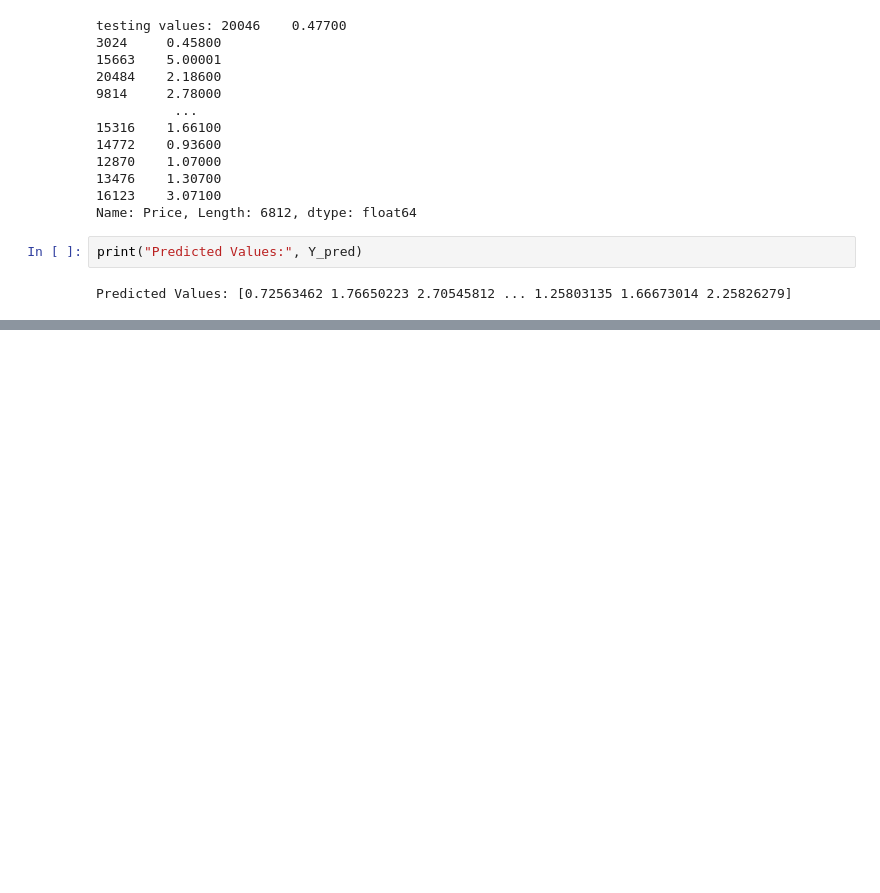
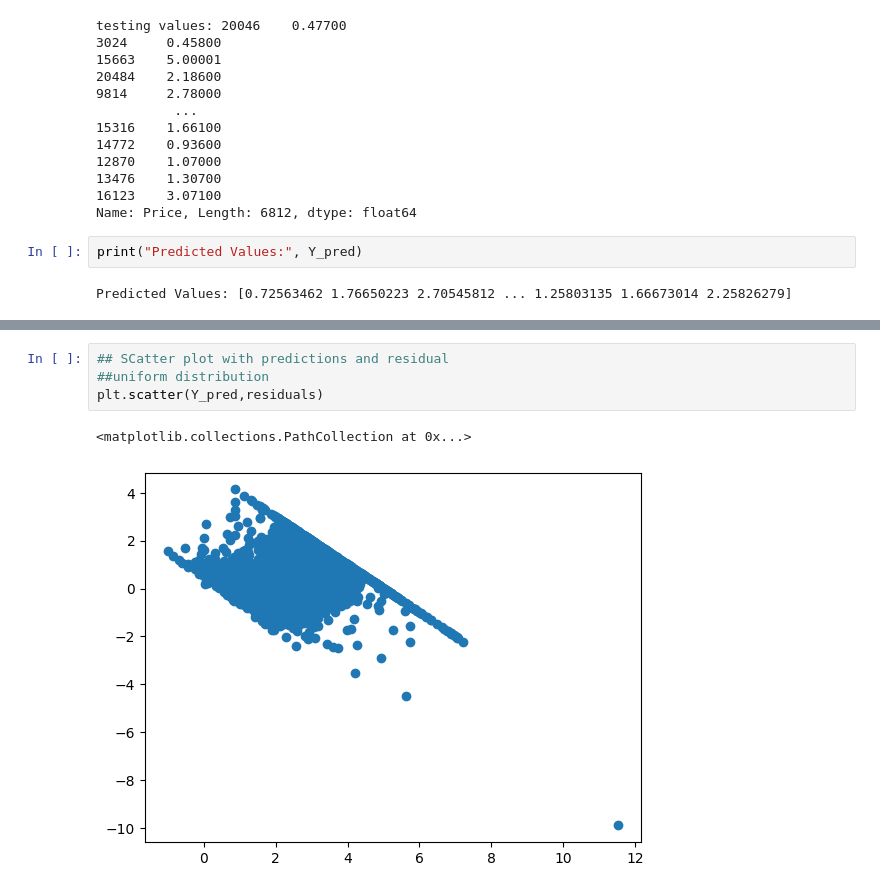
Before and after one commit to iamanshu1804/Basic-Linear-Regression, a Jupyter notebook: Multiple_Linear_Regression.ipynb, the cells around one changed output, grey strips where cells are left out. Cells and saved outputs as stored; diff of their text form; blank space fills up the shorter version.

```diff
--- a/Multiple_Linear_Regression.ipynb
+++ b/Multiple_Linear_Regression.ipynb
@@ -185,0 +230,7 @@ Predicted Values: [0.72563462 1.76650223 2.70545812 ... 1.25803135 1.66673014 2.
+# %%
+## SCatter plot with predictions and residual
+##uniform distribution
+plt.scatter(Y_pred,residuals)
+# %% [output]
+<matplotlib.collections.PathCollection at 0x...>
+[figure, added]
```
Also changed, not shown: parts of 8 cells of this notebook.
